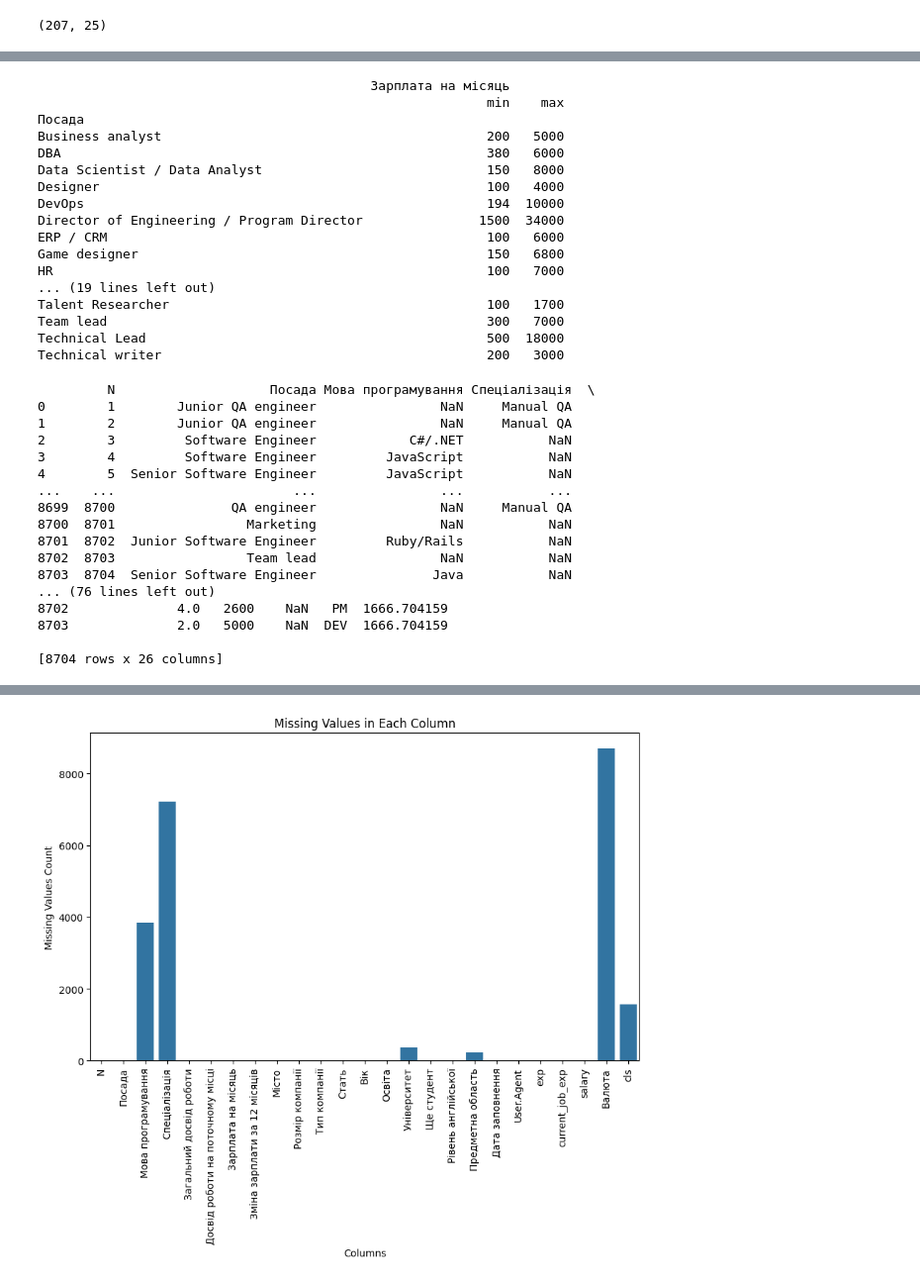
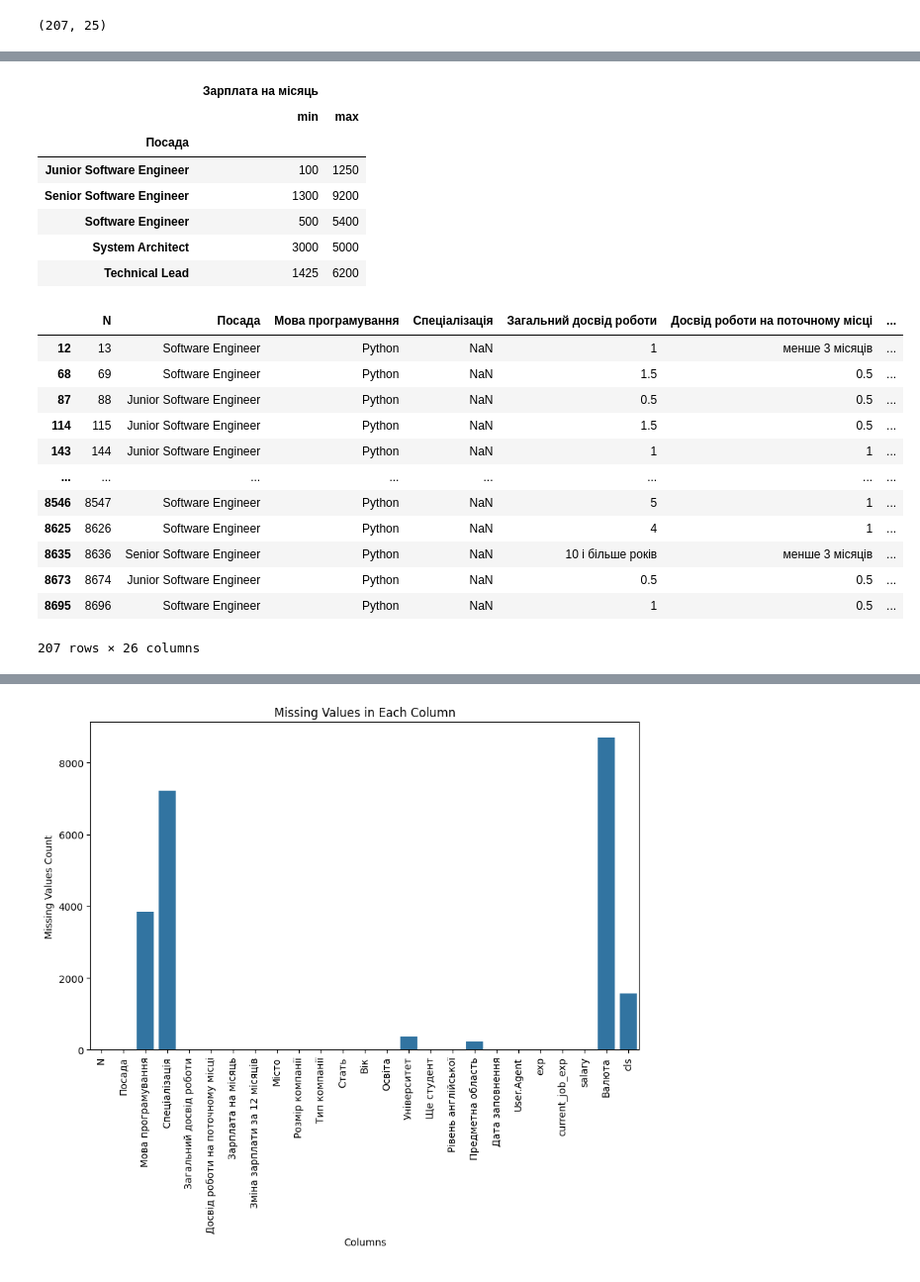
Before and after one commit to Nniikkoollaass/data-science-modul-5-HW, a Jupyter notebook: Hw2_2.ipynb, the cells around one changed output, grey strips where cells are left out. Shown: that part at 99% size. Drawn from its saved outputs; the diff is of its cells as text; code cells hidden in the pictures.

```diff
--- a/Hw2_2.ipynb
+++ b/Hw2_2.ipynb
@@ -229,66 +204,53 @@ for posada, group in grouped_data:
 # %%
 # Створіть новий DataFrame, де для згрупованих даних за стовпчиком "Посада", виконайте агрегацію даних за допомогою методу agg і знайдіть мінімальне та максимальне значення у стовпчику "Зарплата.в.місяць"
 # Виконайте групування за стовпцем "Посада" та агрегацію за допомогою методу agg()
-aggregated_data = df.groupby('Посада').agg({'Зарплата на місяць': ['min', 'max']})
+aggregated_data = python_data.groupby('Посада').agg({'Зарплата на місяць': ['min', 'max']})
 
 # Виведіть результат
-print(aggregated_data)
+aggregated_data
 # %% [output]
-                                           Зарплата на місяць
-                                                          min    max
-Посада
-Business analyst                                          200   5000
-DBA                                                       380   6000
-Data Scientist / Data Analyst                             150   8000
-Designer                                                  100   4000
-DevOps                                                    194  10000
-Director of Engineering / Program Director               1500  34000
-ERP / CRM                                                 100   6000
-Game designer                                             150   6800
-HR                                                        100   7000
-... (19 lines left out)
-Talent Researcher                                         100   1700
-Team lead                                                 300   7000
-Technical Lead                                            500  18000
-Technical writer                                          200   3000
+|  | Зарплата на місяць |  |
+|  | min | max |
+| Посада |  |  |
+| Junior Software Engineer | 100 | 1250 |
+| Senior Software Engineer | 1300 | 9200 |
+| Software Engineer | 500 | 5400 |
+| System Architect | 3000 | 5000 |
+| Technical Lead | 1425 | 6200 |
 # %%
 # Створіть функцію fill_avg_salary, яка повертатиме середнє значення заробітної плати на місяць. Використовуйте її для методу apply та створіть новий стовпчик "avg"
 def fill_avg_salary(row):
     # Отримати значення зарплати на місяць
     salary = row['Зарплата на місяць']
 
     # Повернути значення зарплати на місяць
     return salary
 
 # Застосуйте функцію fill_avg_salary до кожного рядка за допомогою методу apply
-df['avg'] = df.apply(fill_avg_salary, axis=1)
+python_data.loc[:, 'avg'] = python_data.apply(fill_avg_salary, axis=1)
 
 # Обчисліть середнє значення зарплати на місяць і створіть новий стовпець "avg"
-avg_salary = df['Зарплата на місяць'].mean()
+avg_salary = python_data['Зарплата на місяць'].mean()
 
 # Заповніть всі рядки нового стовпця "avg" середнім значенням зарплати на місяць
-df['avg'] = avg_salary
+python_data.loc[:, 'avg'] = avg_salary
 
 # Виведіть таблицю з новим стовпцем "avg"
-print(df)
+python_data
 # %% [output]
+|  | N | Посада | Мова програмування | Спеціалізація | Загальний досвід роботи | Досвід роботи на поточному місці | ... |
+| 12 | 13 | Software Engineer | Python | NaN | 1 | менше 3 місяців | ... |
+| 68 | 69 | Software Engineer | Python | NaN | 1.5 | 0.5 | ... |
+| 87 | 88 | Junior Software Engineer | Python | NaN | 0.5 | 0.5 | ... |
+| 114 | 115 | Junior Software Engineer | Python | NaN | 1.5 | 0.5 | ... |
+| 143 | 144 | Junior Software Engineer | Python | NaN | 1 | 1 | ... |
+| ... | ... | ... | ... | ... | ... | ... | ... |
+| 8546 | 8547 | Software Engineer | Python | NaN | 5 | 1 | ... |
+| 8625 | 8626 | Software Engineer | Python | NaN | 4 | 1 | ... |
+| 8635 | 8636 | Senior Software Engineer | Python | NaN | 10 і більше років | менше 3 місяців | ... |
+| 8673 | 8674 | Junior Software Engineer | Python | NaN | 0.5 | 0.5 | ... |
+| 8695 | 8696 | Software Engineer | Python | NaN | 1 | 0.5 | ... |
-         N                    Посада Мова програмування Спеціалізація  \
-0        1        Junior QA engineer                NaN     Manual QA
-1        2        Junior QA engineer                NaN     Manual QA
-2        3         Software Engineer            C#/.NET           NaN
-3        4         Software Engineer         JavaScript           NaN
-4        5  Senior Software Engineer         JavaScript           NaN
-...    ...                       ...                ...           ...
-8699  8700               QA engineer                NaN     Manual QA
-8700  8701                 Marketing                NaN           NaN
-8701  8702  Junior Software Engineer         Ruby/Rails           NaN
-8702  8703                 Team lead                NaN           NaN
-8703  8704  Senior Software Engineer               Java           NaN
-... (76 lines left out)
-8702              4.0   2600    NaN   PM  1666.704159
-8703              2.0   5000    NaN  DEV  1666.704159
-
-[8704 rows x 26 columns]
+207 rows × 26 columns
 # %%
 # Створіть описову статистику за допомогою методу describe для нового стовпчика.
 # Створіть описову статистику для нового стовпця "avg"
```
Also changed, not shown: parts of 11 cells of this notebook.
